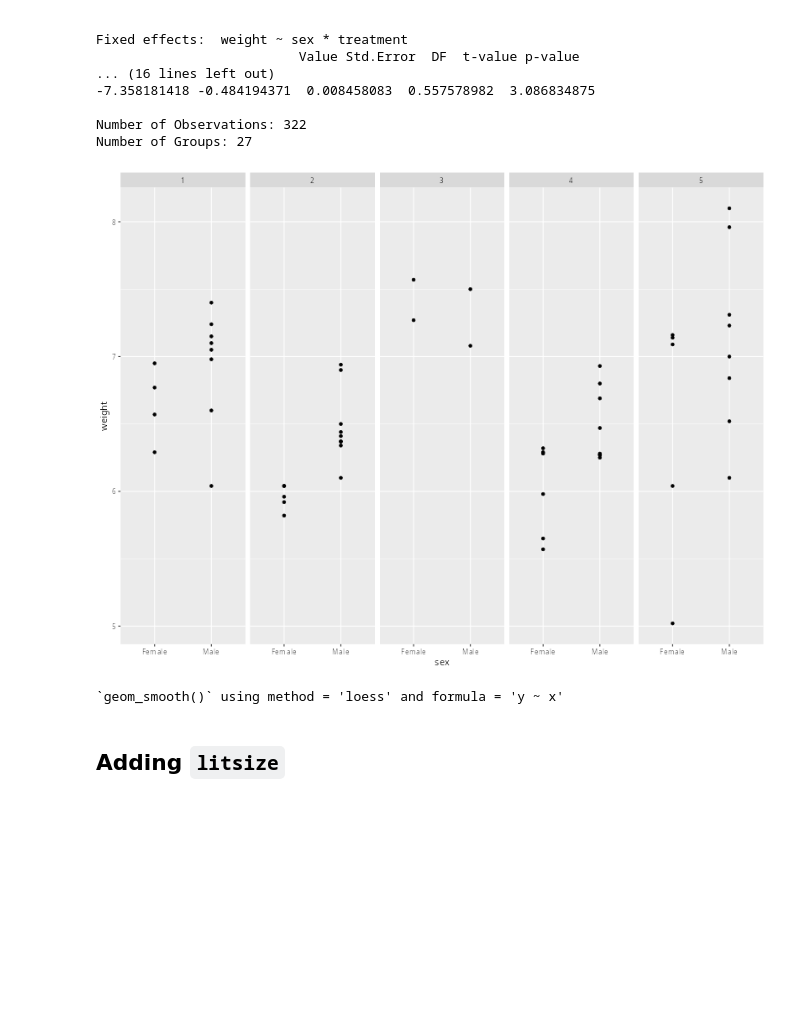
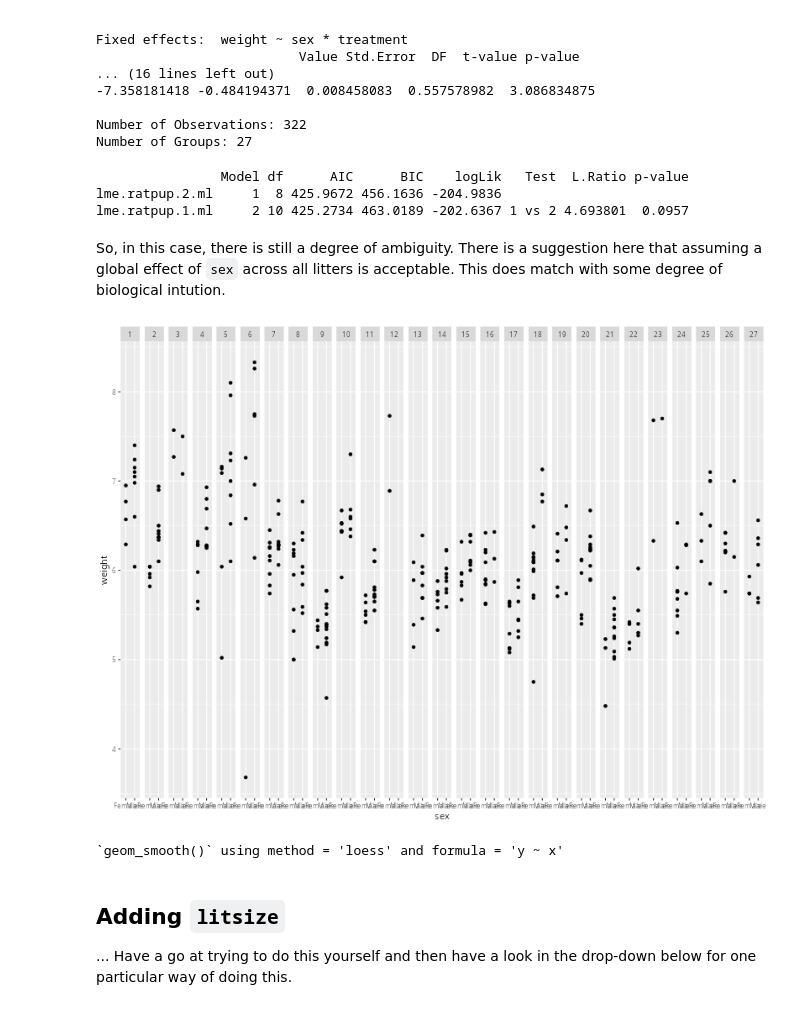
Before and after one commit to PCHN63112-Mixed-Models/mixed-effects-advanced, a Jupyter notebook: _build/jupyter_execute/3.clustered-data.ipynb, the cells around one changed output. Cells and saved outputs as stored; diff of their text form; code cells hidden in the pictures; blank space fills up the shorter version.

```diff
--- a/_build/jupyter_execute/3.clustered-data.ipynb
+++ b/_build/jupyter_execute/3.clustered-data.ipynb
@@ -29,2 +31,6 @@ ratpup[1:24,]
+# %%
+ratpup$sex       <- as.factor(ratpup$sex)
+ratpup$litter    <- as.factor(ratpup$litter)
+ratpup$treatment <- as.factor(ratpup$treatment)
 # %% [markdown]
 ## Building the Two-level Clustered Model
@@ -180,16 +286,27 @@ Fixed effects:  weight ~ sex * treatment
 
 Number of Observations: 322
 Number of Groups: 27
+# %%
+lme.ratpup.1.ml <- update(lme.ratpup.1, method='ML', control=lmeControl(opt='optim'))
+lme.ratpup.2.ml <- update(lme.ratpup.2, method='ML', control=lmeControl(opt='optim'))
+anova(lme.ratpup.2.ml, lme.ratpup.1.ml)
+# %% [output]
+                Model df      AIC      BIC    logLik   Test  L.Ratio p-value
+lme.ratpup.2.ml     1  8 425.9672 456.1636 -204.9836
+lme.ratpup.1.ml     2 10 425.2734 463.0189 -202.6367 1 vs 2 4.693801  0.0957
+# %% [markdown]
+So, in this case, there is still a degree of ambiguity. There is a suggestion here that assuming a global effect of `sex` across all litters is acceptable. This does match with some degree of biological intution.
 # %%
 library(ggplot2)
 
-ggplot(ratpup[1:57,], # first 5 litters
+ggplot(ratpup, # first 5 litters
        aes(x=sex, y=weight)) +
   geom_point() +
   geom_smooth() +
   facet_grid(~litter)
 # %% [output]
-[figure, old version]
+[figure, new version]
 `geom_smooth()` using method = 'loess' and formula = 'y ~ x'
 # %% [markdown]
 ## Adding `litsize`
+... Have a go at trying to do this yourself and then have a look in the drop-down below for one particular way of doing this.
```
Also changed, not shown: parts of 18 cells of this notebook, 20 other files.
